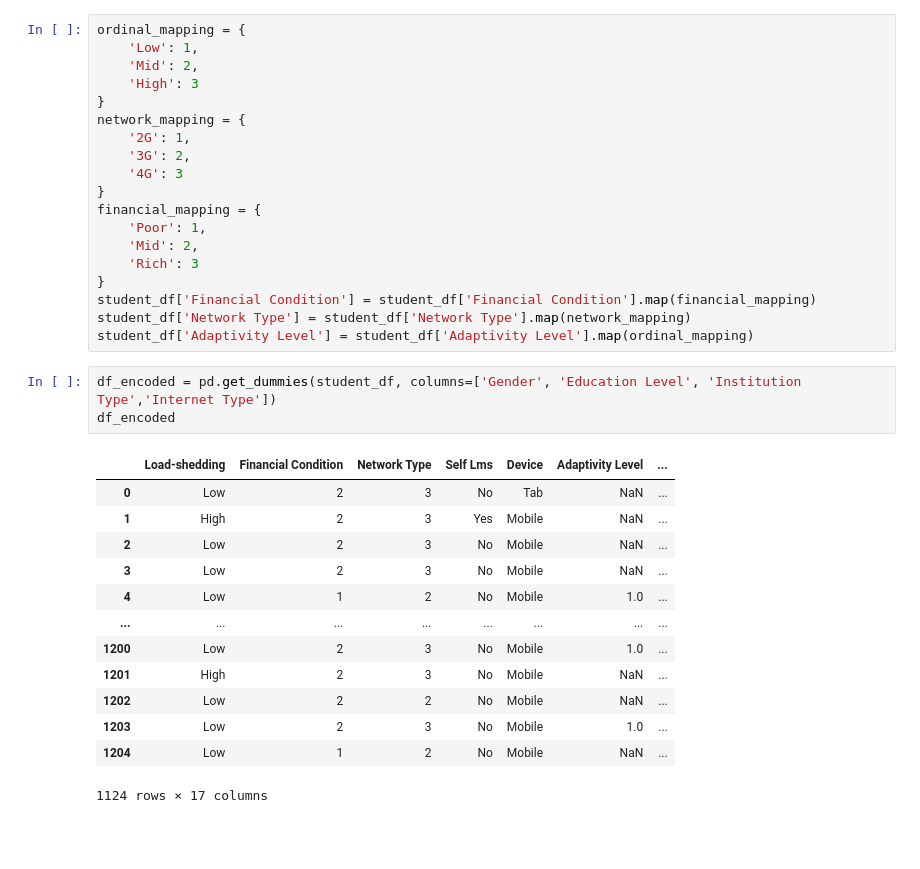
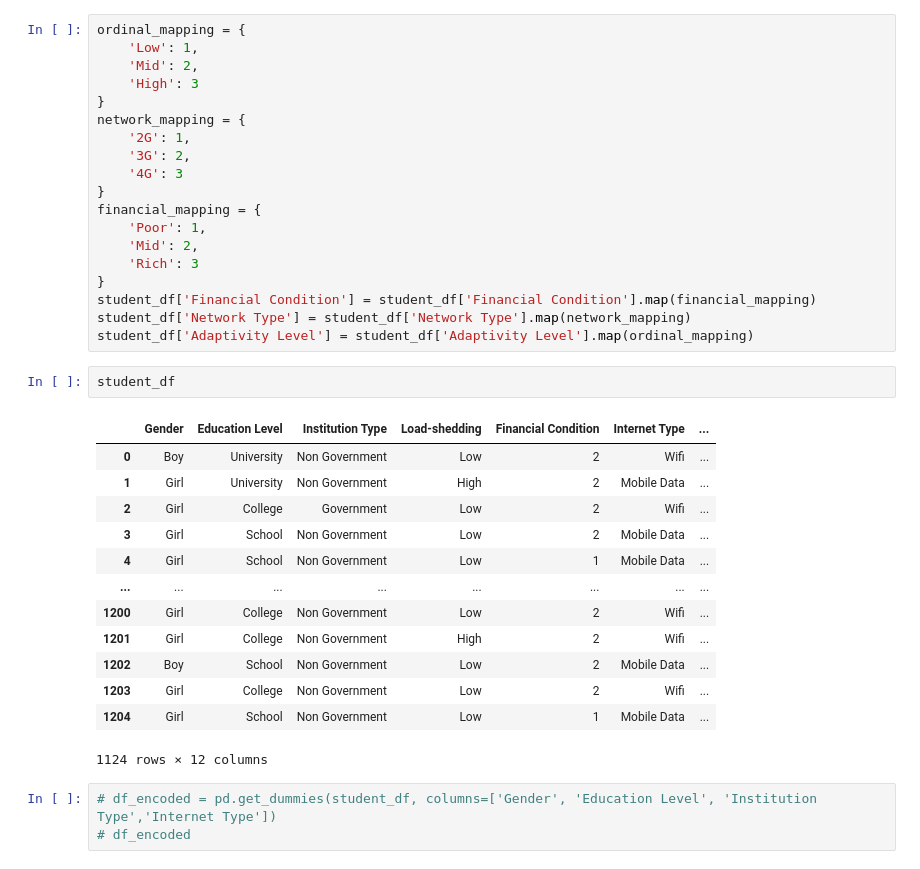
Before and after one commit to S-UT-bootcamp/student_adaptability, a Jupyter notebook: students.ipynb, the cells around one changed output. Cells and saved outputs as stored; diff of their text form; blank space fills up the shorter version.

```diff
--- a/students.ipynb
+++ b/students.ipynb
@@ -242,23 +242,25 @@ financial_mapping = {
 student_df['Financial Condition'] = student_df['Financial Condition'].map(financial_mapping)
 student_df['Network Type'] = student_df['Network Type'].map(network_mapping)
 student_df['Adaptivity Level'] = student_df['Adaptivity Level'].map(ordinal_mapping)
+# %%
+student_df
+# %% [output]
+|  | Gender | Education Level | Institution Type | Load-shedding | Financial Condition | Internet Type | ... |
+| 0 | Boy | University | Non Government | Low | 2 | Wifi | ... |
+| 1 | Girl | University | Non Government | High | 2 | Mobile Data | ... |
+| 2 | Girl | College | Government | Low | 2 | Wifi | ... |
+| 3 | Girl | School | Non Government | Low | 2 | Mobile Data | ... |
+| 4 | Girl | School | Non Government | Low | 1 | Mobile Data | ... |
+| ... | ... | ... | ... | ... | ... | ... | ... |
+| 1200 | Girl | College | Non Government | Low | 2 | Wifi | ... |
+| 1201 | Girl | College | Non Government | High | 2 | Wifi | ... |
+| 1202 | Boy | School | Non Government | Low | 2 | Mobile Data | ... |
+| 1203 | Girl | College | Non Government | Low | 2 | Wifi | ... |
+| 1204 | Girl | School | Non Government | Low | 1 | Mobile Data | ... |
+1124 rows × 12 columns
 # %%
-df_encoded = pd.get_dummies(student_df, columns=['Gender', 'Education Level', 'Institution Type','Internet Type'])
-df_encoded
+# df_encoded = pd.get_dummies(student_df, columns=['Gender', 'Education Level', 'Institution Type','Internet Type'])
+# df_encoded
-# %% [output]
-|  | Load-shedding | Financial Condition | Network Type | Self Lms | Device | Adaptivity Level | ... |
-| 0 | Low | 2 | 3 | No | Tab | NaN | ... |
-| 1 | High | 2 | 3 | Yes | Mobile | NaN | ... |
-| 2 | Low | 2 | 3 | No | Mobile | NaN | ... |
-| 3 | Low | 2 | 3 | No | Mobile | NaN | ... |
-| 4 | Low | 1 | 2 | No | Mobile | 1.0 | ... |
-| ... | ... | ... | ... | ... | ... | ... | ... |
-| 1200 | Low | 2 | 3 | No | Mobile | 1.0 | ... |
-| 1201 | High | 2 | 3 | No | Mobile | NaN | ... |
-| 1202 | Low | 2 | 2 | No | Mobile | NaN | ... |
-| 1203 | Low | 2 | 3 | No | Mobile | 1.0 | ... |
-| 1204 | Low | 1 | 2 | No | Mobile | NaN | ... |
-1124 rows × 17 columns
 # %%
 # #Create a StandardScaler instances
 # scaler = StandardScaler()
```
Also changed, not shown: parts of 1 cell of this notebook.
